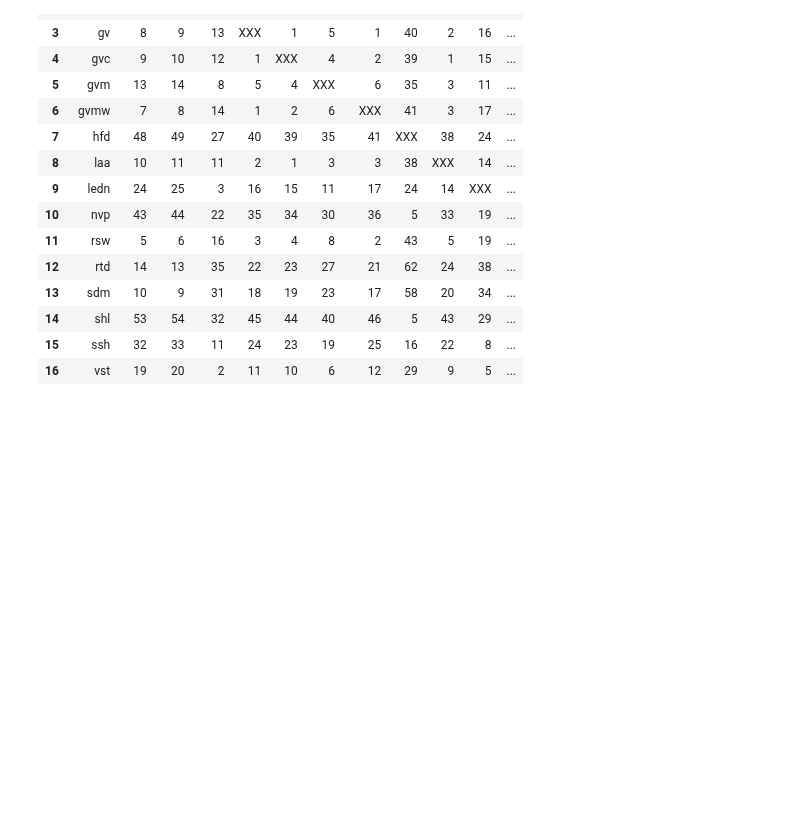
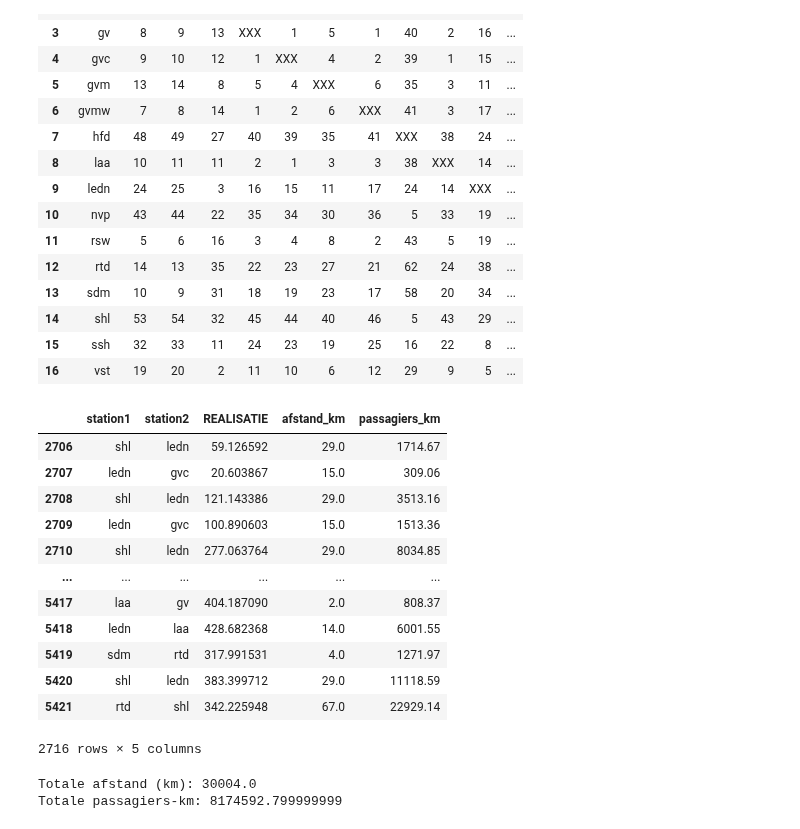
Before and after one commit to Merelkramer/Group2_NS, a Jupyter notebook: DataVisualistation_Luuk.ipynb, the cells around one changed output. Drawn from its saved outputs; the diff is of its cells as text; code cells hidden in the pictures; blank space fills up the shorter version.

```diff
--- a/DataVisualistation_Luuk.ipynb
+++ b/DataVisualistation_Luuk.ipynb
@@ -146,3 +114,50 @@ display(df2_filtered)
 | 14 | shl | 53 | 54 | 32 | 45 | 44 | 40 | 46 | 5 | 43 | 29 | ... |
 | 15 | ssh | 32 | 33 | 11 | 24 | 23 | 19 | 25 | 16 | 22 | 8 | ... |
 | 16 | vst | 19 | 20 | 2 | 11 | 10 | 6 | 12 | 29 | 9 | 5 | ... |
+# %%
+import pandas as pd
+
+distances = df2_filtered.set_index("station")
+trips = pd.read_csv("data/data_NS_filtered.csv", sep=";")
+
+trips = trips[trips["DAGNR"] == 2]
+
+trips["station1"] = trips["station1"].str.lower()
+trips["station2"] = trips["station2"].str.lower()
+
+def get_distance(row):
+    s1, s2 = row["station1"], row["station2"]
+    try:
+        val = distances.loc[s1, s2]
+    except KeyError:
+        return None
+    if val == "XXX":
+        return 0
+    return float(val)
+
+trips["afstand_km"] = trips.apply(get_distance, axis=1)
+
+trips["passagiers_km"] = trips["REALISATIE"] * trips["afstand_km"]
+
+trips["passagiers_km"] = trips["passagiers_km"].round(2)
+
+display(trips[["station1", "station2", "REALISATIE",  "afstand_km", "passagiers_km",]])
+
+print("Totale afstand (km):", trips["afstand_km"].sum())
+print("Totale passagiers-km:", trips["passagiers_km"].sum())
+# %% [output]
+|  | station1 | station2 | REALISATIE | afstand_km | passagiers_km |
+| 2706 | shl | ledn | 59.126592 | 29.0 | 1714.67 |
+| 2707 | ledn | gvc | 20.603867 | 15.0 | 309.06 |
+| 2708 | shl | ledn | 121.143386 | 29.0 | 3513.16 |
+| 2709 | ledn | gvc | 100.890603 | 15.0 | 1513.36 |
+| 2710 | shl | ledn | 277.063764 | 29.0 | 8034.85 |
+| ... | ... | ... | ... | ... | ... |
+| 5417 | laa | gv | 404.187090 | 2.0 | 808.37 |
+| 5418 | ledn | laa | 428.682368 | 14.0 | 6001.55 |
+| 5419 | sdm | rtd | 317.991531 | 4.0 | 1271.97 |
+| 5420 | shl | ledn | 383.399712 | 29.0 | 11118.59 |
+| 5421 | rtd | shl | 342.225948 | 67.0 | 22929.14 |
+2716 rows × 5 columns
+Totale afstand (km): 30004.0
+Totale passagiers-km: 8174592.799999999
```
Also changed, not shown: parts of 2 cells of this notebook.
